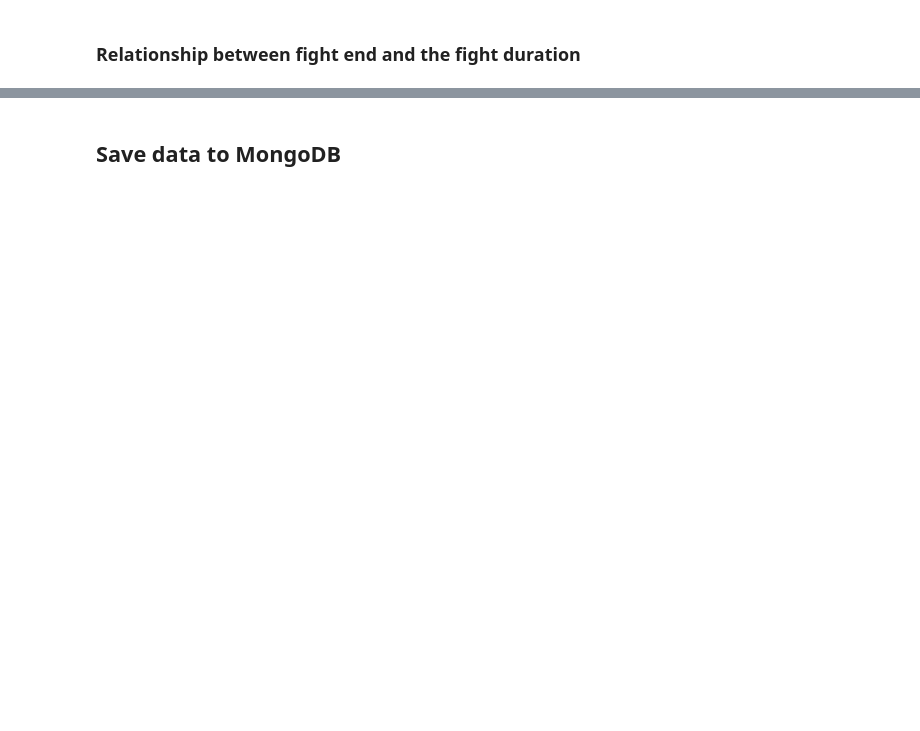
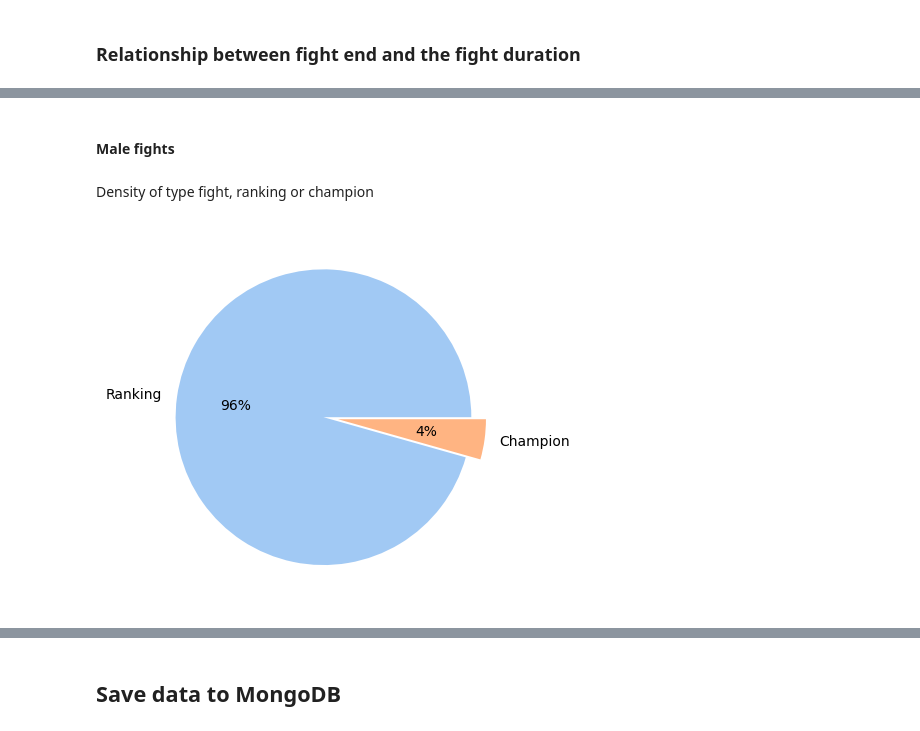
Before and after one commit to wilberquito/UFC-winner-predictor, a Jupyter notebook: lab/notebooks/ufc.ipynb, the cells around one changed output, grey strips where cells are left out. Saved outputs shown, nothing was run; the diff lists cells and outputs as text; code cells hidden in the pictures; blank space fills up the shorter version.

```diff
--- a/lab/notebooks/ufc.ipynb
+++ b/lab/notebooks/ufc.ipynb
@@ -312,0 +404,27 @@ finish_df.plot(kind='pie', title='Finish distribution')
+# %% [markdown]
+#### Male fights
+# %% [markdown]
+Density of type fight, ranking or champion
+# %%
+champion_fights = master_df[(master_df['title_bout']) & (master_df['gender'] == 'MALE')]
+ranking_fights = master_df[(~master_df['title_bout']) & (master_df['gender'] == 'MALE')]
+
+# define data
+keys = ['Ranking', 'Champion']
+data = [len(ranking_fights), len(champion_fights)]
+explode = [0, 0.1]
+
+# define Seaborn color palette to use
+palette_color = sns.color_palette('pastel')
+
+# plotting data on chart
+plt.pie(data,
+        labels=keys,
+        colors=palette_color,
+        explode=explode,
+        autopct='%.0f%%')
+
+# displaying chart
+plt.show()
+# %% [output]
+[figure, added]
```
Also changed, not shown: parts of 28 cells of this notebook.
